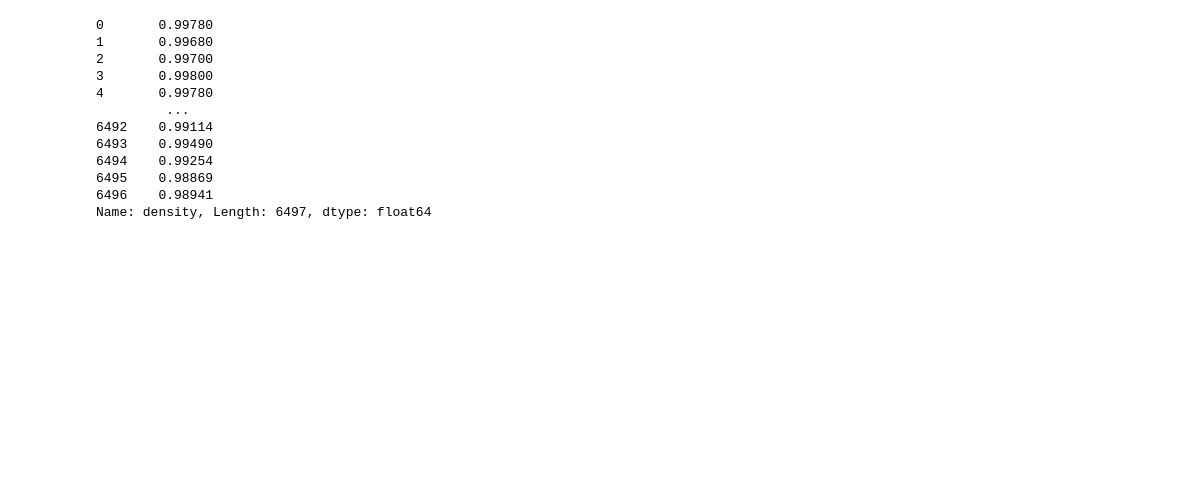
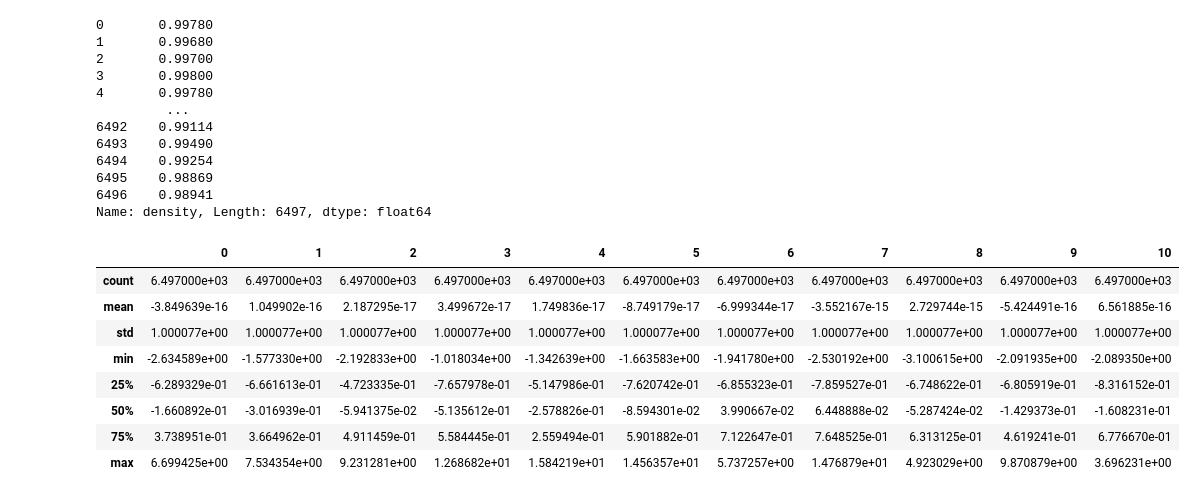
Before and after one commit to chainrunner8/Statistical-Learning, a Jupyter notebook: GA/explore.ipynb, the cells around one changed output. Cells and saved outputs as stored; diff of their text form; code cells hidden in the pictures; blank space fills up the shorter version.

```diff
--- a/GA/explore.ipynb
+++ b/GA/explore.ipynb
@@ -142,6 +161,19 @@ from sklearn.preprocessing import StandardScaler
 
 scaler = StandardScaler()
 X_scaled = scaler.fit_transform(X)
+# %%
+df_X_scaled = pd.DataFrame(X_scaled)
+df_X_scaled.describe()
+# %% [output]
+|  | 0 | 1 | 2 | 3 | 4 | 5 | 6 | 7 | 8 | 9 | 10 |
+| count | 6.497000e+03 | 6.497000e+03 | 6.497000e+03 | 6.497000e+03 | 6.497000e+03 | 6.497000e+03 | 6.497000e+03 | 6.497000e+03 | 6.497000e+03 | 6.497000e+03 | 6.497000e+03 |
+| mean | -3.849639e-16 | 1.049902e-16 | 2.187295e-17 | 3.499672e-17 | 1.749836e-17 | -8.749179e-17 | -6.999344e-17 | -3.552167e-15 | 2.729744e-15 | -5.424491e-16 | 6.561885e-16 |
+| std | 1.000077e+00 | 1.000077e+00 | 1.000077e+00 | 1.000077e+00 | 1.000077e+00 | 1.000077e+00 | 1.000077e+00 | 1.000077e+00 | 1.000077e+00 | 1.000077e+00 | 1.000077e+00 |
+| min | -2.634589e+00 | -1.577330e+00 | -2.192833e+00 | -1.018034e+00 | -1.342639e+00 | -1.663583e+00 | -1.941780e+00 | -2.530192e+00 | -3.100615e+00 | -2.091935e+00 | -2.089350e+00 |
+| 25% | -6.289329e-01 | -6.661613e-01 | -4.723335e-01 | -7.657978e-01 | -5.147986e-01 | -7.620742e-01 | -6.855323e-01 | -7.859527e-01 | -6.748622e-01 | -6.805919e-01 | -8.316152e-01 |
+| 50% | -1.660892e-01 | -3.016939e-01 | -5.941375e-02 | -5.135612e-01 | -2.578826e-01 | -8.594301e-02 | 3.990667e-02 | 6.448888e-02 | -5.287424e-02 | -1.429373e-01 | -1.608231e-01 |
+| 75% | 3.738951e-01 | 3.664962e-01 | 4.911459e-01 | 5.584445e-01 | 2.559494e-01 | 5.901882e-01 | 7.122647e-01 | 7.648525e-01 | 6.313125e-01 | 4.619241e-01 | 6.776670e-01 |
+| max | 6.699425e+00 | 7.534354e+00 | 9.231281e+00 | 1.268682e+01 | 1.584219e+01 | 1.456357e+01 | 5.737257e+00 | 1.476879e+01 | 4.923029e+00 | 9.870879e+00 | 3.696231e+00 |
 # %%
 from sklearn.decomposition import PCA
 
```
Also changed, not shown: parts of 17 cells of this notebook, 2 other files.
